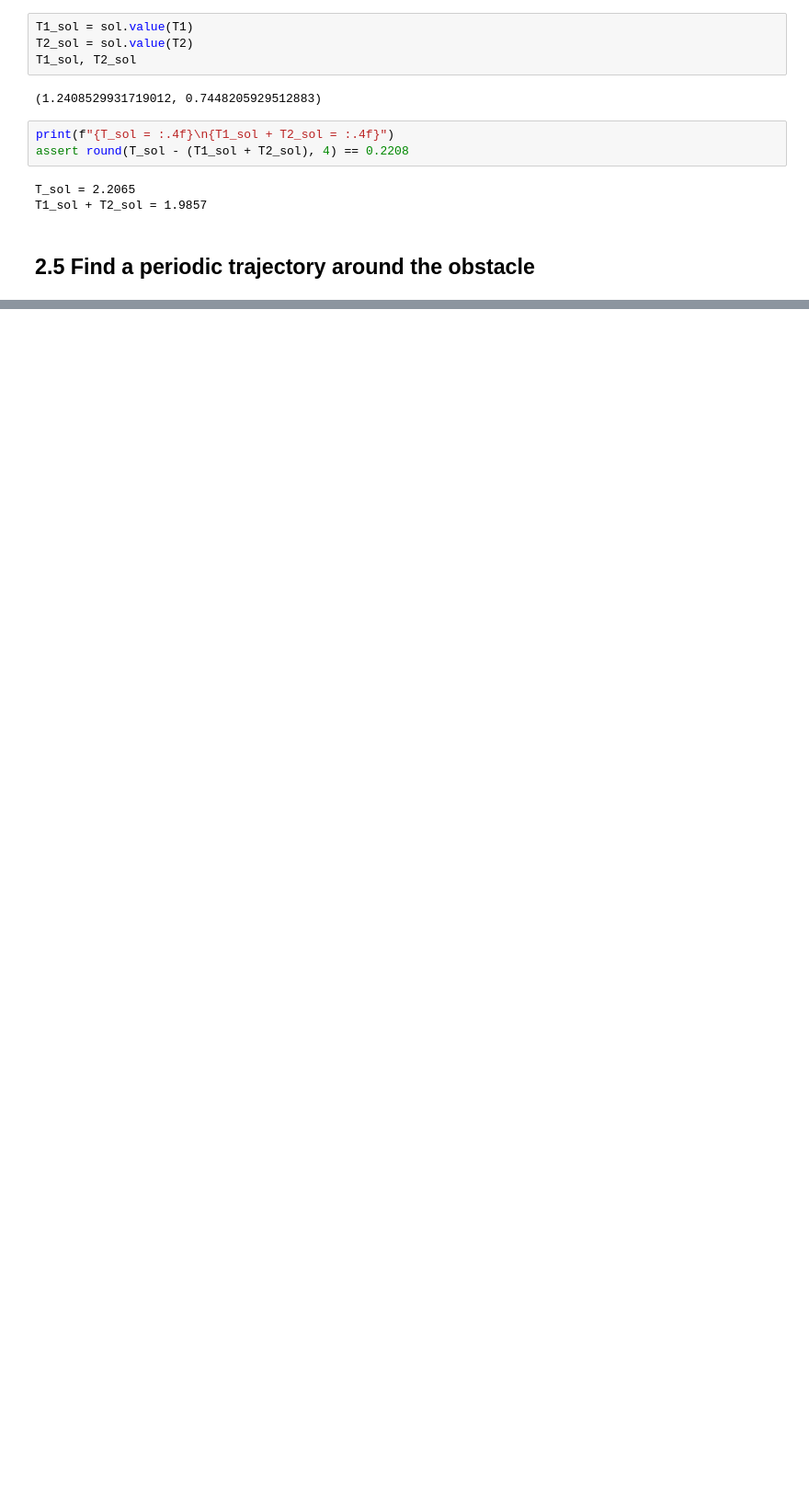
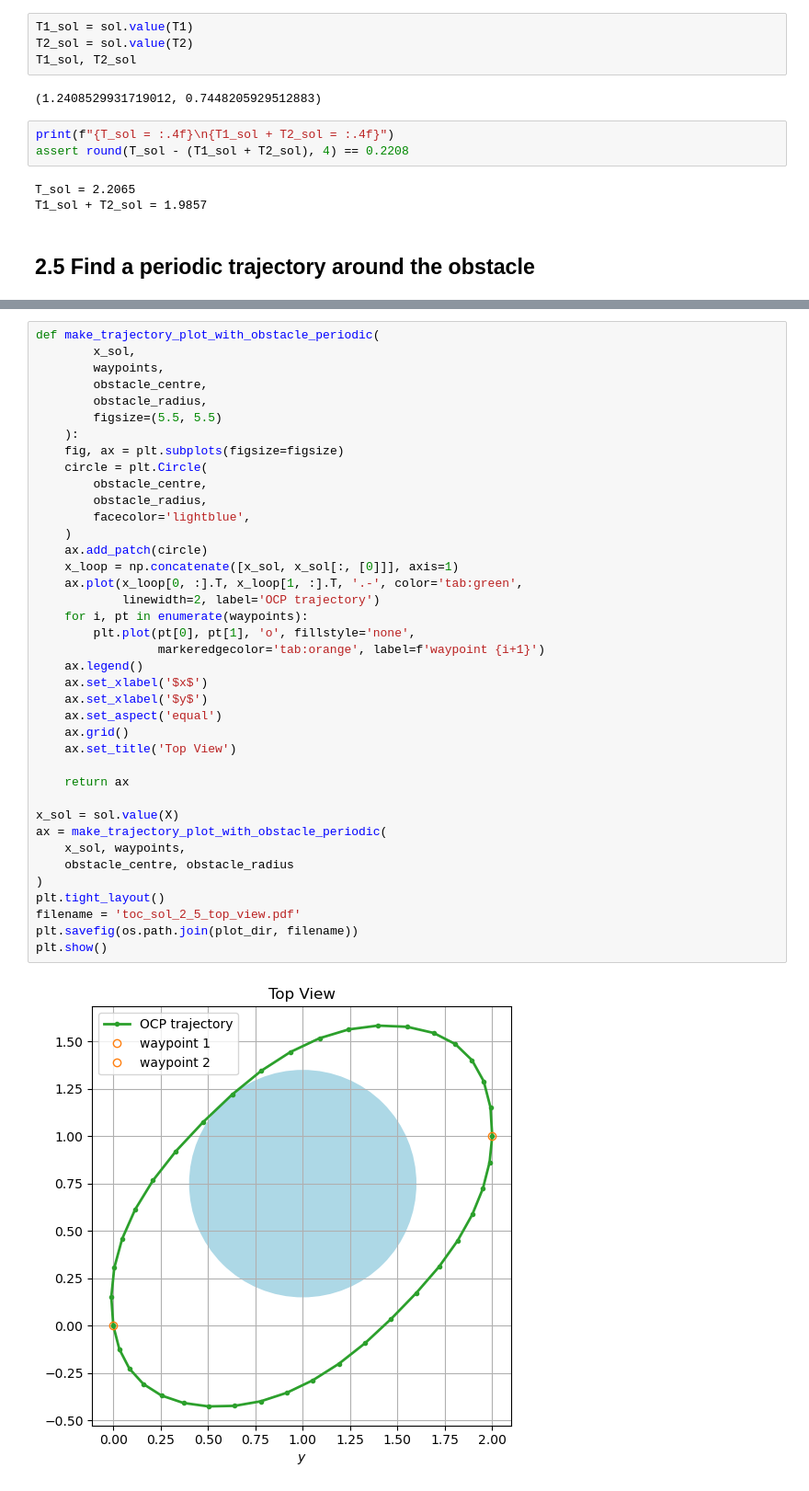
Before and after one commit to billtubbs/casadi-examples, a Jupyter notebook: 09-Time-Optimal-Control.ipynb, the cells around one changed output, grey strips where cells are left out. Shown at 92% size. Cells and saved outputs as stored; diff of their text form; blank space fills up the shorter version.

```diff
--- a/09-Time-Optimal-Control.ipynb
+++ b/09-Time-Optimal-Control.ipynb
@@ -1428,0 +1557,41 @@ T1_sol + T2_sol = 1.9857
+# %%
+def make_trajectory_plot_with_obstacle_periodic(
+        x_sol,
+        waypoints,
+        obstacle_centre,
+        obstacle_radius,
+        figsize=(5.5, 5.5)
+    ):
+    fig, ax = plt.subplots(figsize=figsize)
+    circle = plt.Circle(
+        obstacle_centre,
+        obstacle_radius,
+        facecolor='lightblue',
+    )
+    ax.add_patch(circle)
+    x_loop = np.concatenate([x_sol, x_sol[:, [0]]], axis=1)
+    ax.plot(x_loop[0, :].T, x_loop[1, :].T, '.-', color='tab:green',
+            linewidth=2, label='OCP trajectory')
+    for i, pt in enumerate(waypoints):
+        plt.plot(pt[0], pt[1], 'o', fillstyle='none',
+                 markeredgecolor='tab:orange', label=f'waypoint {i+1}')
+    ax.legend()
+    ax.set_xlabel('$x$')
+    ax.set_xlabel('$y$')
+    ax.set_aspect('equal')
+    ax.grid()
+    ax.set_title('Top View')
+
+    return ax
+
+x_sol = sol.value(X)
+ax = make_trajectory_plot_with_obstacle_periodic(
+    x_sol, waypoints,
+    obstacle_centre, obstacle_radius
+)
+plt.tight_layout()
+filename = 'toc_sol_2_5_top_view.pdf'
+plt.savefig(os.path.join(plot_dir, filename))
+plt.show()
+# %% [output]
+[figure, added]
```
Also changed, not shown: parts of 16 cells of this notebook.
